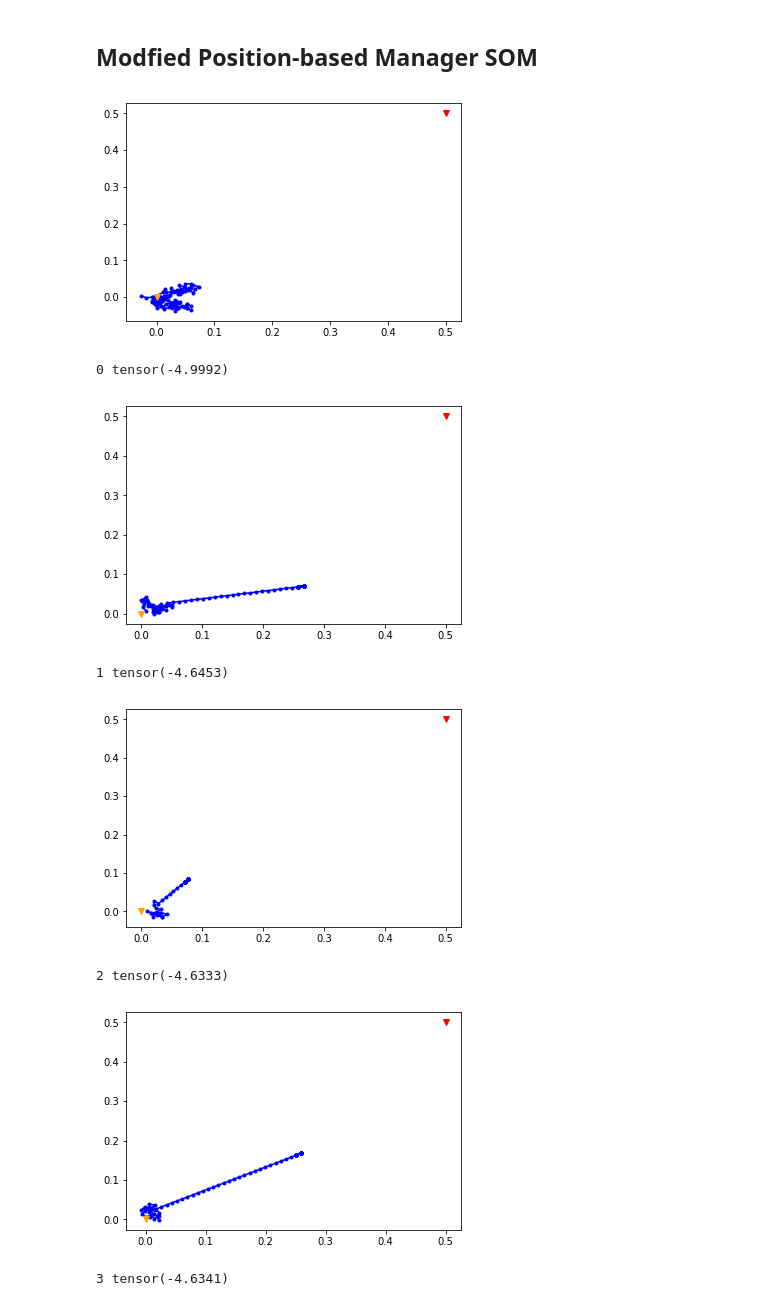
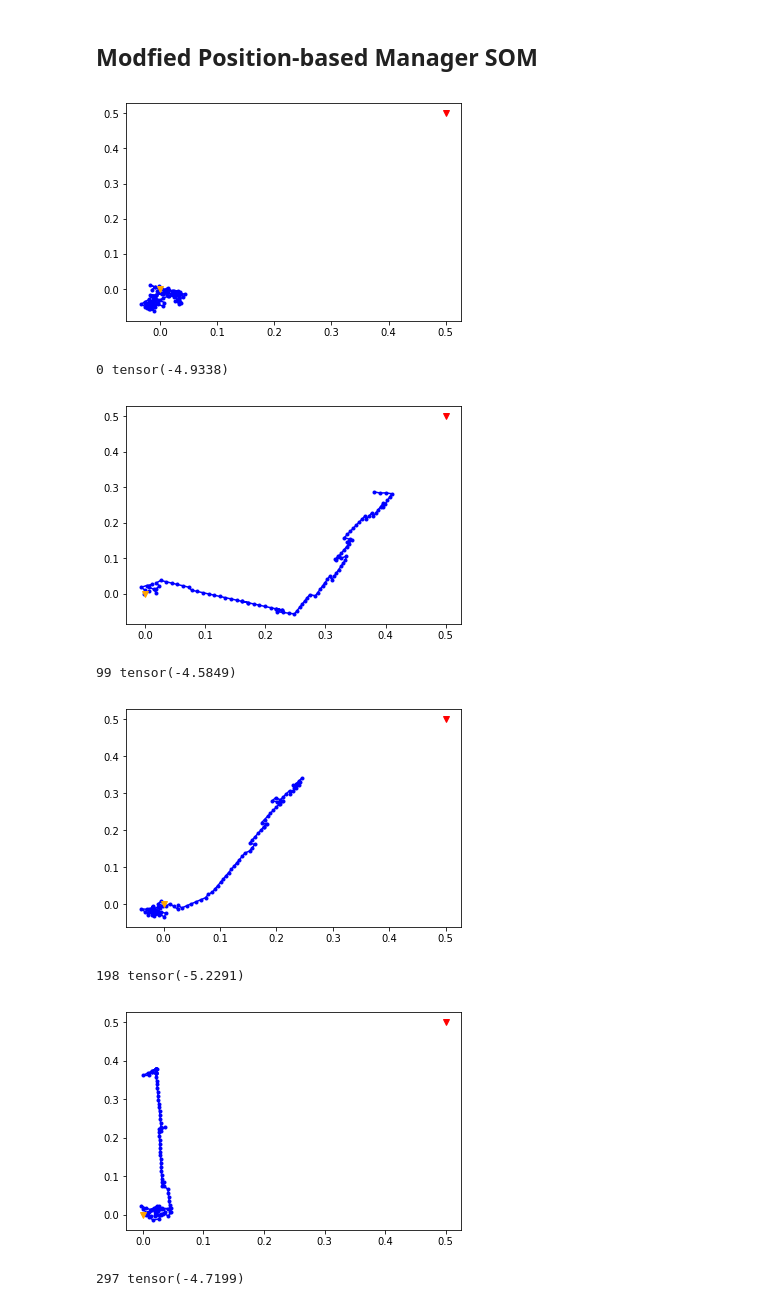
Before and after one commit to johnlime/hierarchical_som, a Jupyter notebook: demo/NavigationTask w ModifiedManagerSOM.ipynb, the cells around one changed output. Saved outputs shown, nothing was run; the diff lists cells and outputs as text; code cells hidden in the pictures.

Commit message:
added more testing to navigation task with modified q-learning som-rls

```diff
--- a/demo/NavigationTask w ModifiedManagerSOM.ipynb
+++ b/demo/NavigationTask w ModifiedManagerSOM.ipynb
@@ -93,9 +96,9 @@ class ModifiedManagerSOM (ManagerSOM):
             - self.w[winner_c][self.state_som.total_nodes + action_index]
             )
 # %%
-manager_maxitr = 50
+manager_maxitr = 10 ** 3
 maxtime = 100
-epsilon = 0.0
+epsilon = 0.2
 torch.manual_seed(0)
 random.seed(0)
 
@@ -134,11 +137,12 @@ for epoch in range(manager_maxitr):
         state_trajectory.append(np.array(obs))
         total_return += (0.9 ** t) * reward
 
-    plt.plot(np.array(state_trajectory)[:, 0], np.array(state_trajectory)[:, 1], marker='.', linestyle='-', color='blue')
-    plt.plot(0.0, 0.0, marker='v', linestyle='None', color='orange')
-    plt.plot(np.array(task.goal)[0], np.array(task.goal)[1], marker='v', linestyle='None', color='red')
-    plt.show()
-    print(epoch, total_return)
+    if epoch % 99 == 0:
+        plt.plot(np.array(state_trajectory)[:, 0], np.array(state_trajectory)[:, 1], marker='.', linestyle='-', color='blue')
+        plt.plot(0.0, 0.0, marker='v', linestyle='None', color='orange')
+        plt.plot(np.array(task.goal)[0], np.array(task.goal)[1], marker='v', linestyle='None', color='red')
+        plt.show()
+        print(epoch, total_return)
 
     task.reset()
 # %% [output]
@@ -235,43 +239,44 @@ for epoch in range(manager_maxitr):
     state_trajectory = []
     obs = task.state()
 
     for t in range(maxtime):
         obs = task.state()
 
         # epsilon greedy
         if random.random() > epsilon:
             action_index = manager_som_pos.get_action(som.location[som.select_winner(obs)]) # deterministic
 
         else:
             action_index = random.randrange(som.total_nodes)
 
         # step forward
         reward, next_obs = task.step(som.w[action_index])
 
         # online training
         manager_som_pos.action_q_learning(
             current_state_position = som.location[som.select_winner(obs)],
             action_index = action_index,
             reward = reward,
             t = epoch)
 
         obs = next_obs
         state_trajectory.append(np.array(obs))
         total_return += (0.9 ** t) * reward
 
-    plt.plot(np.array(state_trajectory)[:, 0], np.array(state_trajectory)[:, 1], marker='.', linestyle='-', color='blue')
-    plt.plot(0.0, 0.0, marker='v', linestyle='None', color='orange')
-    plt.plot(np.array(task.goal)[0], np.array(task.goal)[1], marker='v', linestyle='None', color='red')
-    plt.show()
-    print(epoch, total_return)
+    if epoch % 99 == 0:
+        plt.plot(np.array(state_trajectory)[:, 0], np.array(state_trajectory)[:, 1], marker='.', linestyle='-', color='blue')
+        plt.plot(0.0, 0.0, marker='v', linestyle='None', color='orange')
+        plt.plot(np.array(task.goal)[0], np.array(task.goal)[1], marker='v', linestyle='None', color='red')
+        plt.show()
+        print(epoch, total_return)
 
     task.reset()
 # %% [output]
-[figure, old version]
+[figure, new version]
-0 tensor(-4.9992)
+0 tensor(-4.9338)
-[figure, old version]
+[figure, new version]
-1 tensor(-4.6453)
+99 tensor(-4.5849)
-[figure, old version]
+[figure, new version]
-2 tensor(-4.6333)
+198 tensor(-5.2291)
-[figure, old version]
+[figure, new version]
-3 tensor(-4.6341)
+297 tensor(-4.7199)
```
Also changed, not shown: parts of 6 cells of this notebook.
